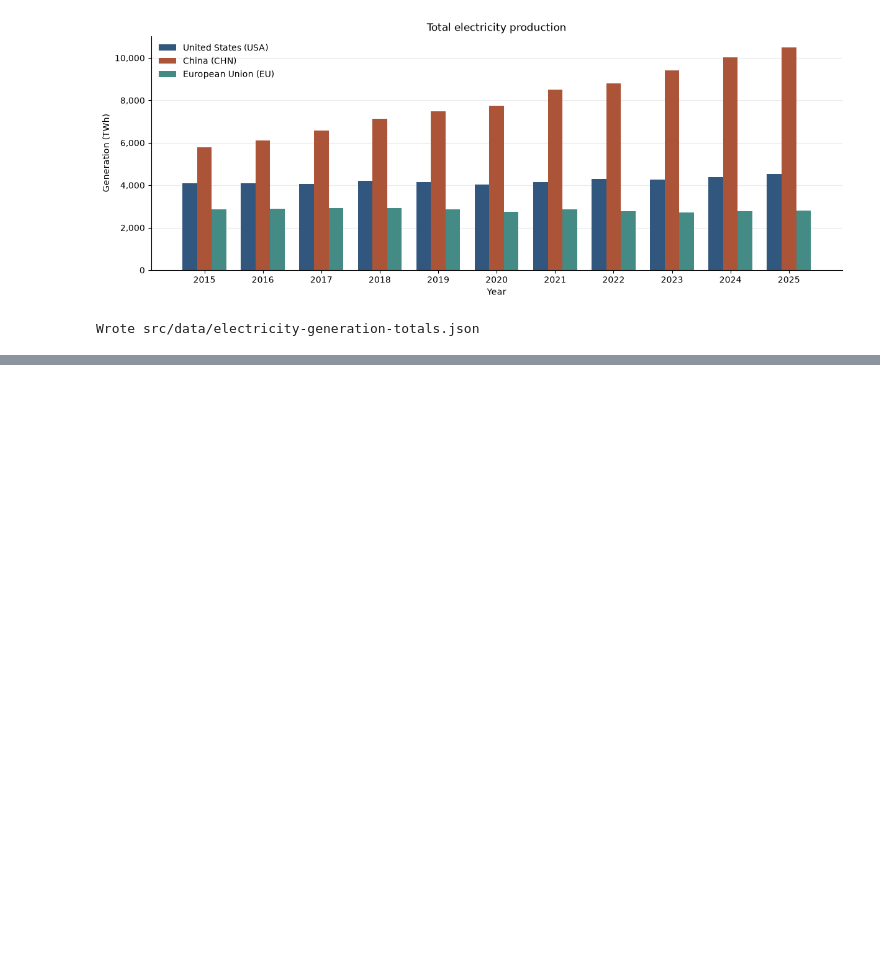
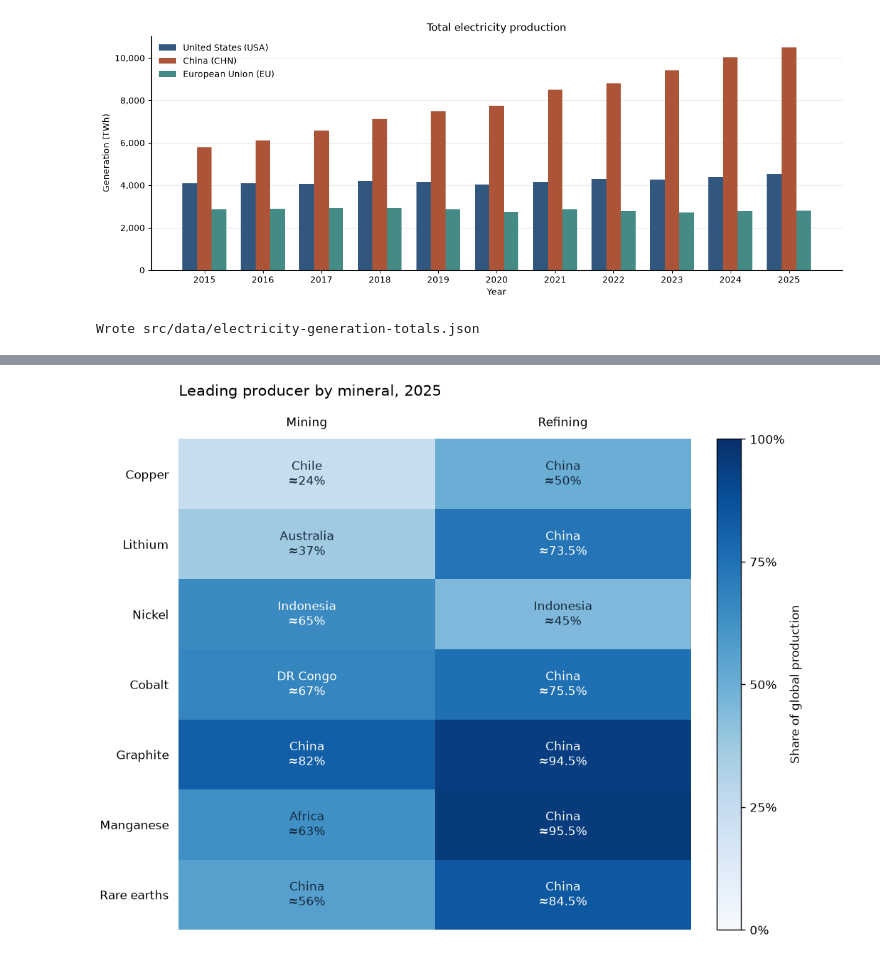
Before and after one commit to rcastellotti/DV2026-GrizzlyBears, a Jupyter notebook: main.ipynb, the cells around one changed output, grey strips where cells are left out. Saved outputs shown, nothing was run; the diff lists cells and outputs as text; code cells hidden in the pictures; blank space fills up the shorter version.

```diff
--- a/main.ipynb
+++ b/main.ipynb
@@ -313,0 +320,46 @@ Wrote src/data/electricity-generation-totals.json
+# %%
+import matplotlib.pyplot as plt
+from matplotlib.ticker import PercentFormatter
+import pandas as pd
+
+# Approximate shares from the IEA charts on mining (p. 32) and refining (p. 31).
+mineral_production = pd.DataFrame(
+    [
+        ("Copper", "Chile", 24, "China", 50),
+        ("Lithium", "Australia", 37, "China", 73.5),
+        ("Nickel", "Indonesia", 65, "Indonesia", 45),
+        ("Cobalt", "DR Congo", 67, "China", 75.5),
+        ("Graphite", "China", 82, "China", 94.5),
+        ("Manganese", "Africa", 63, "China", 95.5),
+        ("Rare earths", "China", 56, "China", 84.5),
+    ],
+    columns=["Mineral", "Mining region", "Mining share (%)",
+             "Refining region", "Refining share (%)"],
+).set_index("Mineral")
+
+stages = [
+    ("Mining", "Mining region", "Mining share (%)"),
+    ("Refining", "Refining region", "Refining share (%)"),
+]
+shares = mineral_production[[stage[2] for stage in stages]].to_numpy()
+
+fig, ax = plt.subplots(figsize=(8, 6.3), layout="constrained")
+heatmap = ax.imshow(shares, cmap="Blues", vmin=0, vmax=100, aspect="auto")
+ax.set_title("Leading producer by mineral, 2025", loc="left", pad=35)
+ax.set_xticks(range(len(stages)), [stage[0] for stage in stages])
+ax.set_yticks(range(len(mineral_production)), mineral_production.index)
+ax.tick_params(top=True, bottom=False, labeltop=True, labelbottom=False, length=0, pad=8)
+ax.spines[:].set_visible(False)
+
+for column, (_, area_field, share_field) in enumerate(stages):
+    for row, (_, mineral) in enumerate(mineral_production.iterrows()):
+        share = mineral[share_field]
+        percent = f"{share:.1f}".removesuffix(".0")
+        ax.text(column, row, f"{mineral[area_field]}\n≈{percent}%",
+                ha="center", va="center", color="white" if share >= 65 else "#14283b")
+
+colorbar = fig.colorbar(heatmap, ax=ax, format=PercentFormatter(100), ticks=[0, 25, 50, 75, 100])
+colorbar.set_label("Share of global production")
+plt.show()
+# %% [output]
+[figure, added]
```
Also changed, not shown: parts of 2 cells of this notebook, 4 other files.
